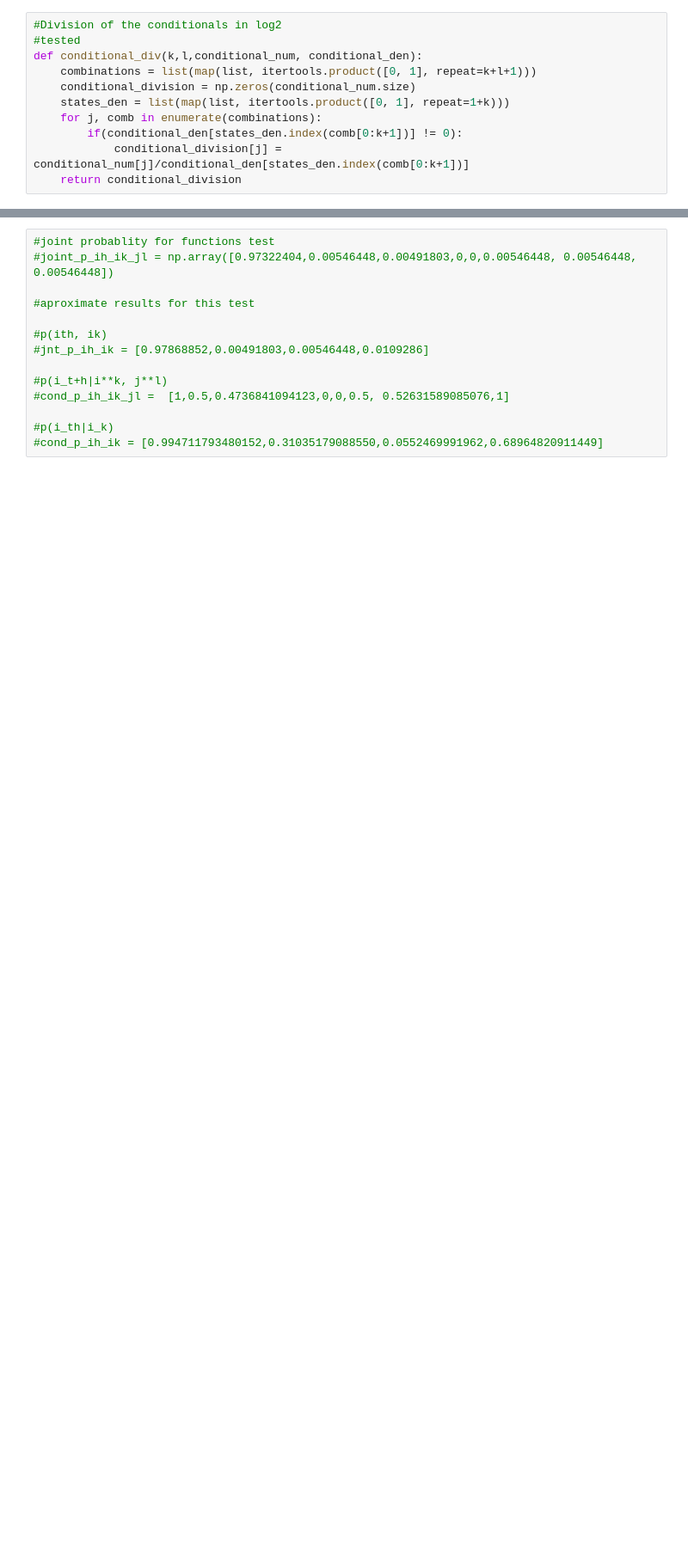
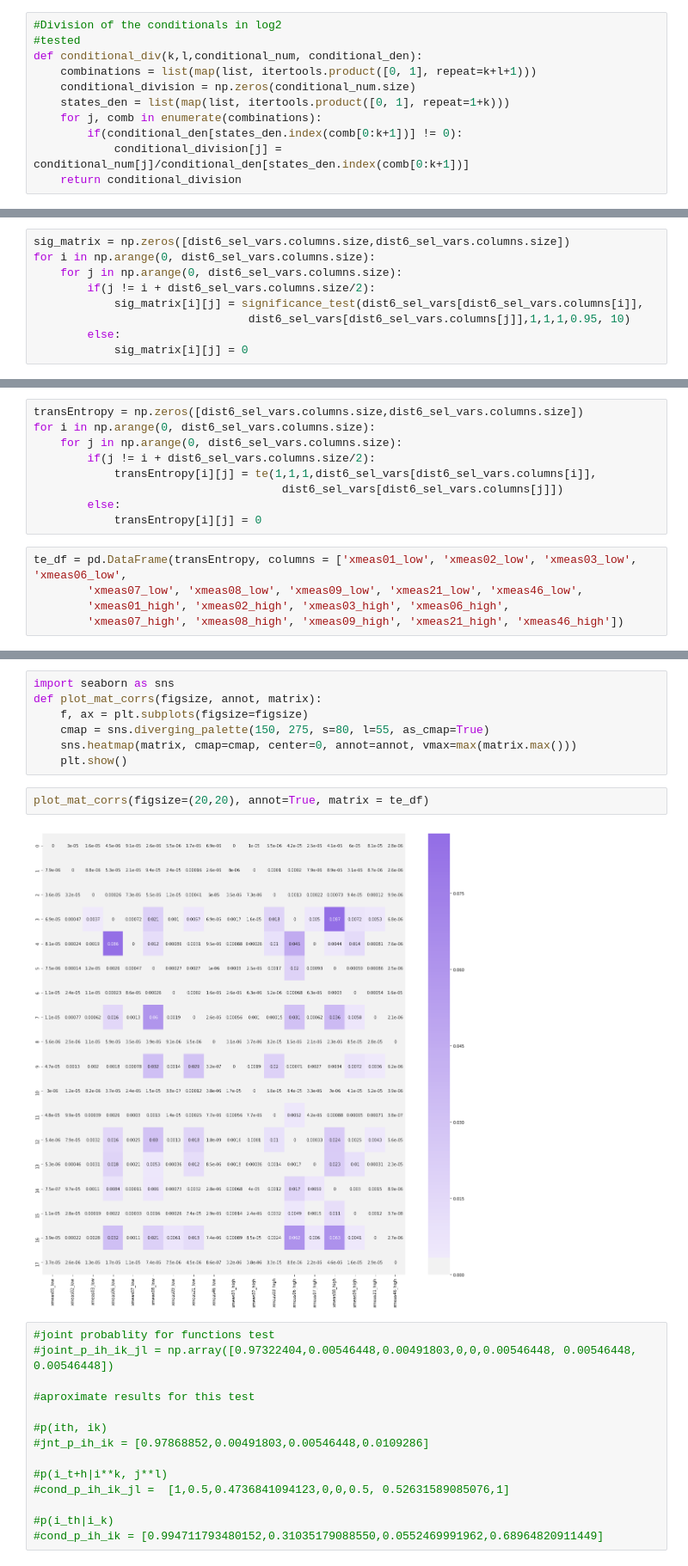
Before and after one commit to ruteee/pesquisa, a Jupyter notebook: TransEntropy.ipynb, the cells around one changed output, grey strips where cells are left out. Shown at 86% size. Cells and saved outputs as stored; diff of their text form; blank space fills up the shorter version.

Commit message:
Exemplo de teste e novo metodo em transferEntropy

```diff
--- a/TransEntropy.ipynb
+++ b/TransEntropy.ipynb
@@ -299,0 +334,9 @@ True
+# %%
+sig_matrix = np.zeros([dist6_sel_vars.columns.size,dist6_sel_vars.columns.size])
+for i in np.arange(0, dist6_sel_vars.columns.size):
+    for j in np.arange(0, dist6_sel_vars.columns.size):
+        if(j != i + dist6_sel_vars.columns.size/2):
+            sig_matrix[i][j] = significance_test(dist6_sel_vars[dist6_sel_vars.columns[i]],
+                                dist6_sel_vars[dist6_sel_vars.columns[j]],1,1,1,0.95, 10)
+        else:
+            sig_matrix[i][j] = 0
@@ -299,0 +353,14 @@ True
+# %%
+transEntropy = np.zeros([dist6_sel_vars.columns.size,dist6_sel_vars.columns.size])
+for i in np.arange(0, dist6_sel_vars.columns.size):
+    for j in np.arange(0, dist6_sel_vars.columns.size):
+        if(j != i + dist6_sel_vars.columns.size/2):
+            transEntropy[i][j] = te(1,1,1,dist6_sel_vars[dist6_sel_vars.columns[i]],
+                                     dist6_sel_vars[dist6_sel_vars.columns[j]])
+        else:
+            transEntropy[i][j] = 0
+# %%
+te_df = pd.DataFrame(transEntropy, columns = ['xmeas01_low', 'xmeas02_low', 'xmeas03_low', 'xmeas06_low',
+        'xmeas07_low', 'xmeas08_low', 'xmeas09_low', 'xmeas21_low', 'xmeas46_low',
+        'xmeas01_high', 'xmeas02_high', 'xmeas03_high', 'xmeas06_high',
+        'xmeas07_high', 'xmeas08_high', 'xmeas09_high', 'xmeas21_high', 'xmeas46_high'])
@@ -300,3 +372,14 @@ True
+# %%
+import seaborn as sns
+def plot_mat_corrs(figsize, annot, matrix):
+    f, ax = plt.subplots(figsize=figsize)
+    cmap = sns.diverging_palette(150, 275, s=80, l=55, as_cmap=True)
+    sns.heatmap(matrix, cmap=cmap, center=0, annot=annot, vmax=max(matrix.max()))
+    plt.show()
+# %%
+plot_mat_corrs(figsize=(20,20), annot=True, matrix = te_df)
+# %% [output]
+[figure, added]
 # %%
 #joint probablity for functions test
 #joint_p_ih_ik_jl = np.array([0.97322404,0.00546448,0.00491803,0,0,0.00546448, 0.00546448, 0.00546448])
```
Also changed, not shown: parts of 24 cells of this notebook, 1 other file.
